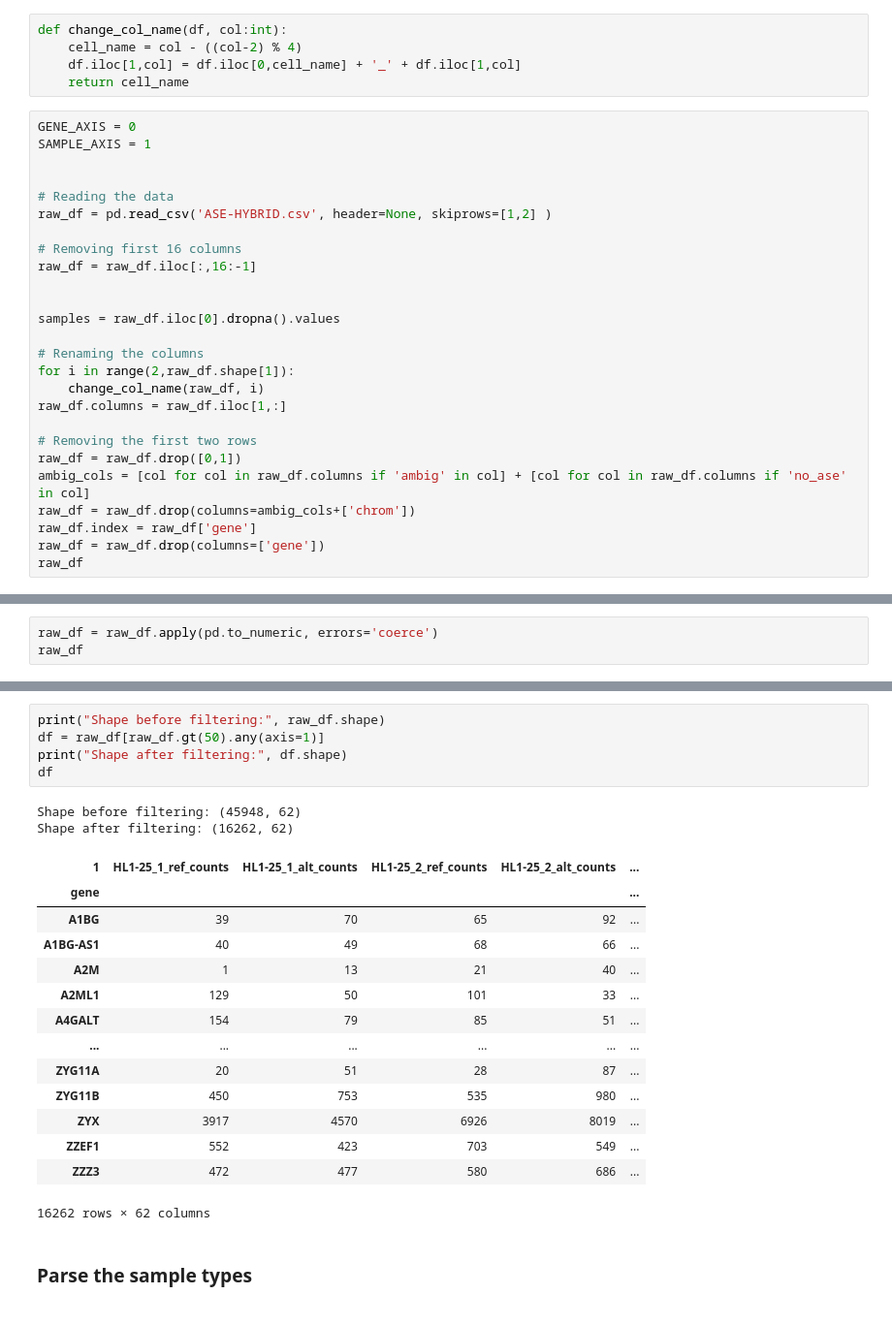
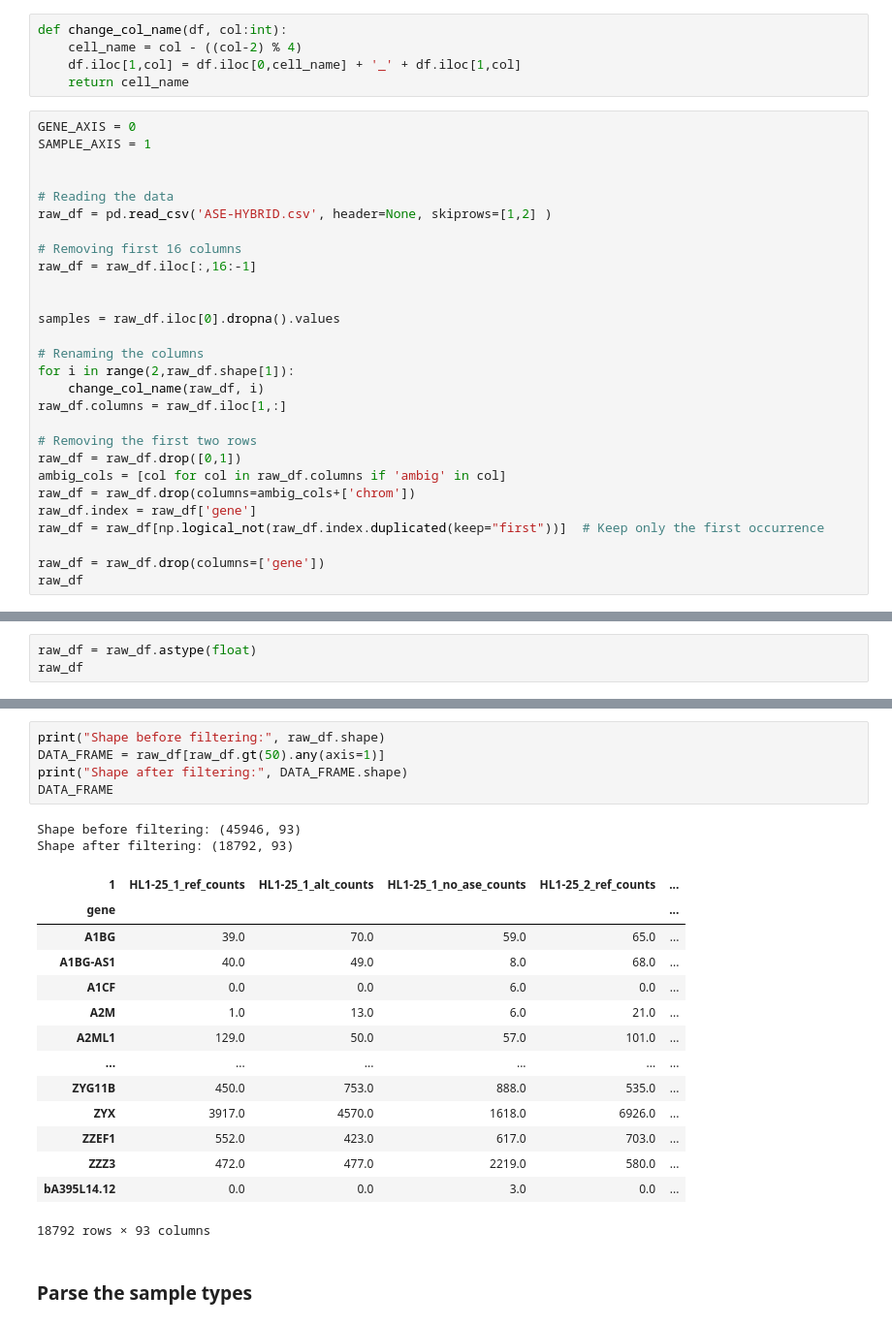
Before and after one commit to matanyaw9/iml_project, a Jupyter notebook: part_3.ipynb, the cells around one changed output, grey strips where cells are left out. Shown at 97% size. Saved outputs shown, nothing was run; the diff lists cells and outputs as text.

```diff
--- a/part_3.ipynb
+++ b/part_3.ipynb
@@ -36,9 +36,11 @@ raw_df.columns = raw_df.iloc[1,:]
 
 # Removing the first two rows
 raw_df = raw_df.drop([0,1])
-ambig_cols = [col for col in raw_df.columns if 'ambig' in col] + [col for col in raw_df.columns if 'no_ase' in col]
+ambig_cols = [col for col in raw_df.columns if 'ambig' in col]
 raw_df = raw_df.drop(columns=ambig_cols+['chrom'])
 raw_df.index = raw_df['gene']
+raw_df = raw_df[np.logical_not(raw_df.index.duplicated(keep="first"))]  # Keep only the first occurrence
+
 raw_df = raw_df.drop(columns=['gene'])
 raw_df
 # %% [output]
@@ -59,4 +61,4 @@ raw_df
 # %%
-raw_df = raw_df.apply(pd.to_numeric, errors='coerce')
+raw_df = raw_df.astype(float)
 raw_df
 # %% [output]
@@ -77,25 +79,25 @@ raw_df
 # %%
 print("Shape before filtering:", raw_df.shape)
-df = raw_df[raw_df.gt(50).any(axis=1)]
-print("Shape after filtering:", df.shape)
-df
+DATA_FRAME = raw_df[raw_df.gt(50).any(axis=1)]
+print("Shape after filtering:", DATA_FRAME.shape)
+DATA_FRAME
 # %% [output]
-Shape before filtering: (45948, 62)
-Shape after filtering: (16262, 62)
+Shape before filtering: (45946, 93)
+Shape after filtering: (18792, 93)
-| 1 | HL1-25_1_ref_counts | HL1-25_1_alt_counts | HL1-25_2_ref_counts | HL1-25_2_alt_counts | ... |
+| 1 | HL1-25_1_ref_counts | HL1-25_1_alt_counts | HL1-25_1_no_ase_counts | HL1-25_2_ref_counts | ... |
 | gene |  |  |  |  | ... |
-| A1BG | 39 | 70 | 65 | 92 | ... |
-| A1BG-AS1 | 40 | 49 | 68 | 66 | ... |
-| A2M | 1 | 13 | 21 | 40 | ... |
-| A2ML1 | 129 | 50 | 101 | 33 | ... |
-| A4GALT | 154 | 79 | 85 | 51 | ... |
+| A1BG | 39.0 | 70.0 | 59.0 | 65.0 | ... |
+| A1BG-AS1 | 40.0 | 49.0 | 8.0 | 68.0 | ... |
+| A1CF | 0.0 | 0.0 | 6.0 | 0.0 | ... |
+| A2M | 1.0 | 13.0 | 6.0 | 21.0 | ... |
+| A2ML1 | 129.0 | 50.0 | 57.0 | 101.0 | ... |
 | ... | ... | ... | ... | ... | ... |
-| ZYG11A | 20 | 51 | 28 | 87 | ... |
-| ZYG11B | 450 | 753 | 535 | 980 | ... |
-| ZYX | 3917 | 4570 | 6926 | 8019 | ... |
-| ZZEF1 | 552 | 423 | 703 | 549 | ... |
-| ZZZ3 | 472 | 477 | 580 | 686 | ... |
+| ZYG11B | 450.0 | 753.0 | 888.0 | 535.0 | ... |
+| ZYX | 3917.0 | 4570.0 | 1618.0 | 6926.0 | ... |
+| ZZEF1 | 552.0 | 423.0 | 617.0 | 703.0 | ... |
+| ZZZ3 | 472.0 | 477.0 | 2219.0 | 580.0 | ... |
+| bA395L14.12 | 0.0 | 0.0 | 3.0 | 0.0 | ... |
-16262 rows × 62 columns
+18792 rows × 93 columns
 # %% [markdown]
 ### Parse the sample types
 # %%
```
Also changed, not shown: parts of 13 cells of this notebook.
